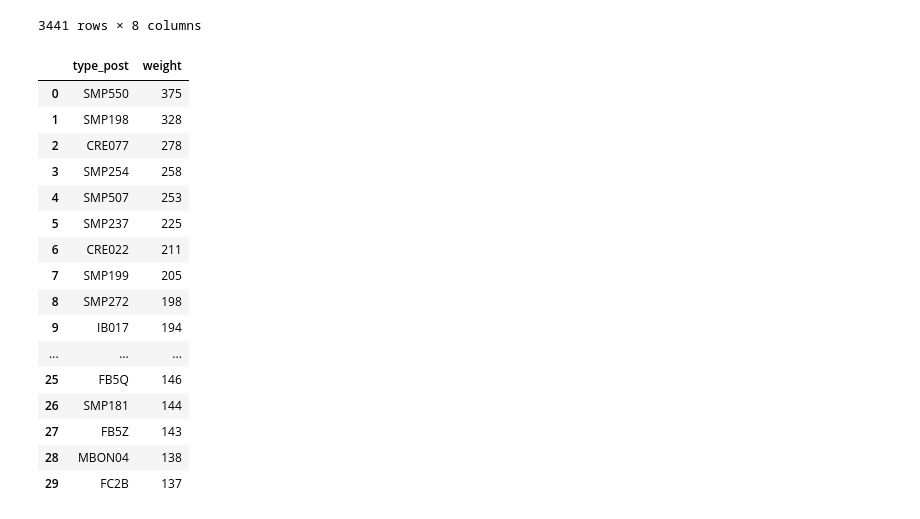
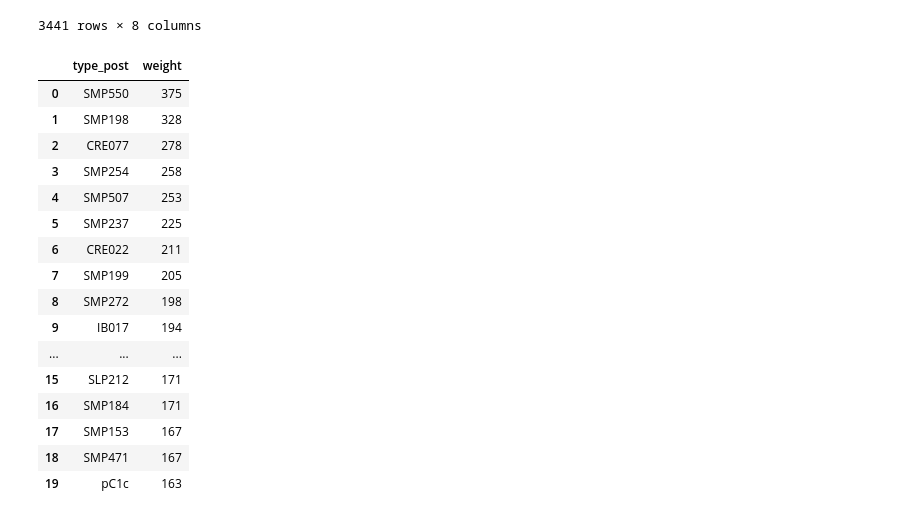
Before and after one commit to Gutierrez-lab/oviIN-analyses-gabrielle, a Jupyter notebook: hub_spoke_sandbox.ipynb, the cells around one changed output. Saved outputs shown, nothing was run; the diff lists cells and outputs as text; code cells hidden in the pictures.

```diff
--- a/hub_spoke_sandbox.ipynb
+++ b/hub_spoke_sandbox.ipynb
@@ -737,26 +737,26 @@ ovi_type_outputs = ovi_outputs[['type_post','weight']]
 # collapse ovi_outputs by cell type and sort in descending order
 ovi_type_outputs = ovi_type_outputs.groupby('type_post', as_index=False).sum().sort_values(by='weight', ascending=False,ignore_index=True)
 # %%
-top30_ovi_type_outputs = ovi_type_outputs.head(30)
+top30_ovi_type_outputs = ovi_type_outputs.head(20)
 top30_ovi_type_outputs
 # %% [output]
 |  | type_post | weight |
 | 0 | SMP550 | 375 |
 | 1 | SMP198 | 328 |
 | 2 | CRE077 | 278 |
 | 3 | SMP254 | 258 |
 | 4 | SMP507 | 253 |
 | 5 | SMP237 | 225 |
 | 6 | CRE022 | 211 |
 | 7 | SMP199 | 205 |
 | 8 | SMP272 | 198 |
 | 9 | IB017 | 194 |
 | ... | ... | ... |
-| 25 | FB5Q | 146 |
-| 26 | SMP181 | 144 |
-| 27 | FB5Z | 143 |
-| 28 | MBON04 | 138 |
-| 29 | FC2B | 137 |
+| 15 | SLP212 | 171 |
+| 16 | SMP184 | 171 |
+| 17 | SMP153 | 167 |
+| 18 | SMP471 | 167 |
+| 19 | pC1c | 163 |
 # %%
 # merge the modularity data with the top 30 outputs to oviINr
 top30_ovi_type_outputs = top30_ovi_type_outputs.merge(mod0[['celltype','0.0']], how='inner', left_on='type_post', right_on='celltype')
```
Also changed, not shown: parts of 4 cells of this notebook, 3 other files.
